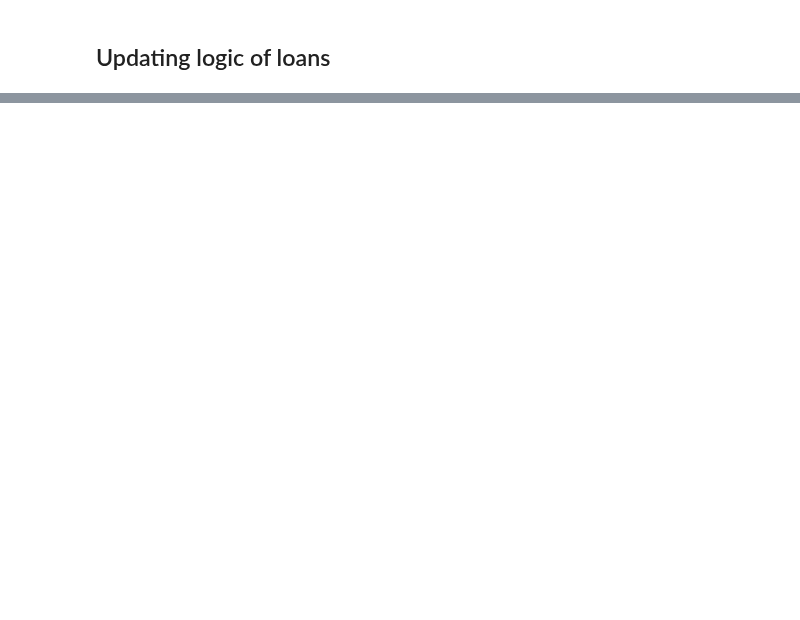
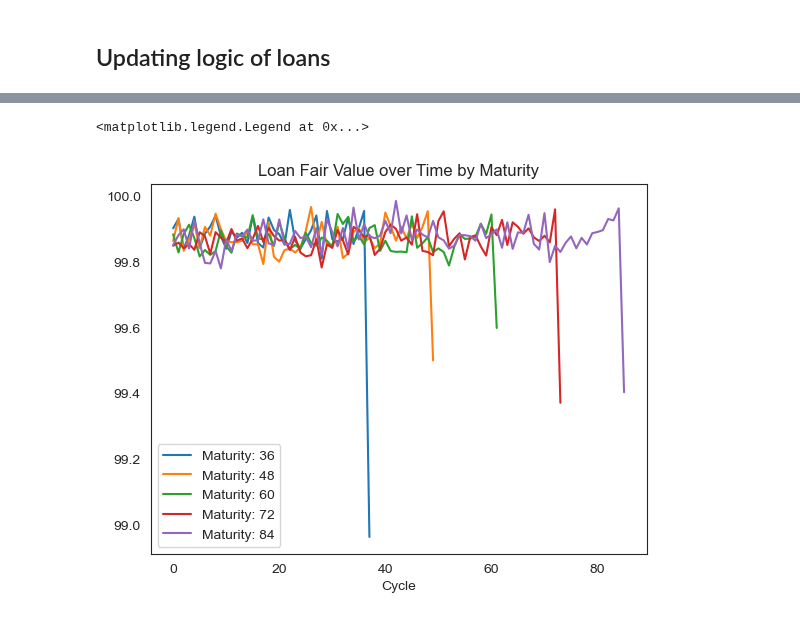
Before and after one commit to mithilpujar/capstone, a Jupyter notebook: Loan Object Demonstration.ipynb, the cells around one changed output, grey strips where cells are left out. Saved outputs shown, nothing was run; the diff lists cells and outputs as text; code cells hidden in the pictures; blank space fills up the shorter version.

```diff
--- a/Loan Object Demonstration.ipynb
+++ b/Loan Object Demonstration.ipynb
@@ -198,0 +220,30 @@ Loan Attributes {'id': 'fc0ab400-9f84-4816-a7f0-df2cef380cb6', 'maturity': 72, '
+# %%
+import Agents.Loan as Loan
+
+# Create a universe of loans
+loan_universe = [Loan.LoanObj.generate() for _ in range(1000)]
+
+# Update each loan in the loan universe for 200 cycles
+for i in range(200):
+    for loan in loan_universe:
+        loan.update(i)
+
+# creating a pandas dataframe for all the attributes of the loans
+df_loans = pd.DataFrame([loan.as_dict() for loan in loan_universe])
+
+# Get unique maturity values
+unique_maturities = sorted(df_loans['maturity'].unique())
+
+# Separate DataFrame by maturity
+for maturity in unique_maturities:
+    filtered_df = df_loans[df_loans['maturity'] == maturity]
+    # taking the axis 0 mean of the fair value history of the loans with the same maturity
+    fair_value_means = np.mean([filtered_df.iloc[i]['fair_value_history'] for i in range(len(filtered_df))], axis=0)
+    plt.plot(fair_value_means, label=f"Maturity: {maturity}")
+
+plt.title("Loan Fair Value over Time by Maturity")
+plt.xlabel("Cycle")
+plt.legend()
+# %% [output]
+<matplotlib.legend.Legend at 0x...>
+[figure, added]
```
Also changed, not shown: parts of 4 cells of this notebook, 6 other files.
